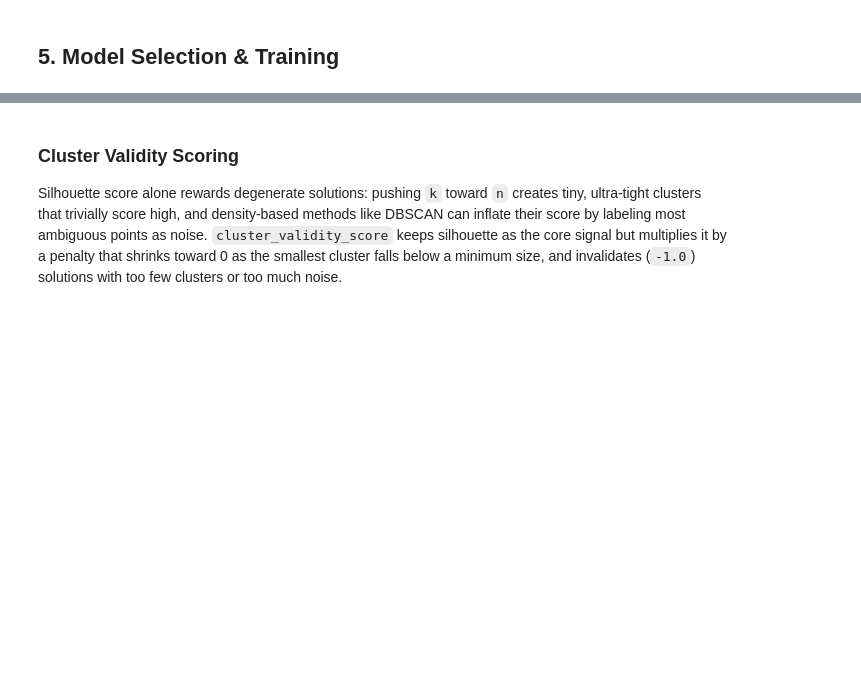
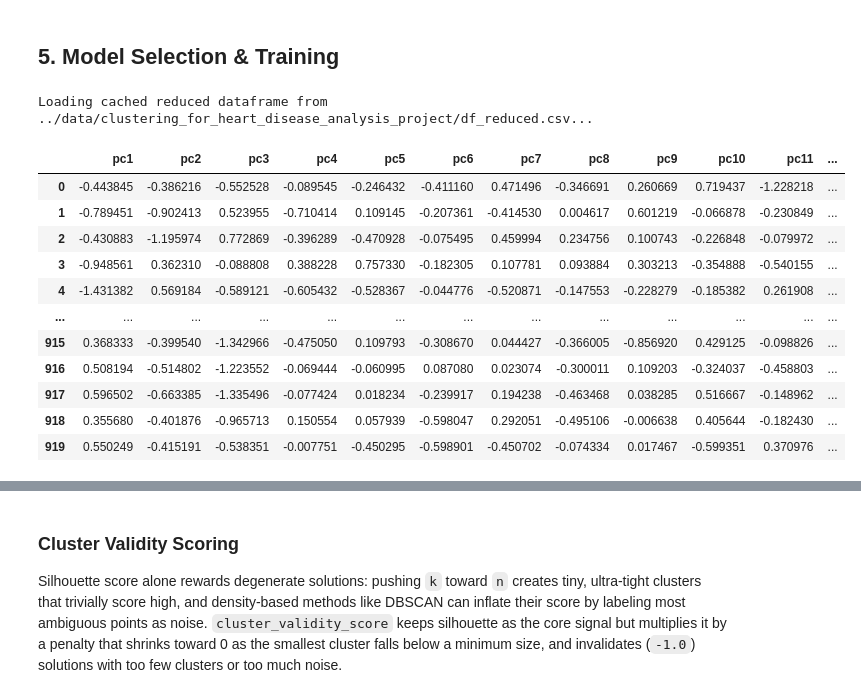
Before and after one commit to davidsmv/MachineLearningPortfolio, a Jupyter notebook: unsupervised_projects/1 - Clustering_For_Heart_Disease_Analysis.ipynb, the cells around one changed output, grey strips where cells are left out. Cells and saved outputs as stored; diff of their text form; code cells hidden in the pictures; blank space fills up the shorter version.

```diff
--- a/unsupervised_projects/1 - Clustering_For_Heart_Disease_Analysis.ipynb
+++ b/unsupervised_projects/1 - Clustering_For_Heart_Disease_Analysis.ipynb
@@ -557,2 +533,82 @@ PCA: ../data/clustering_for_heart_disease_analysis_project/pca_projection.html
 # %% [markdown]
 ## **5. Model Selection & Training**
+# %%
+import os
+
+import matplotlib.pyplot as plt
+import numpy as np
+import pandas as pd
+from sklearn.decomposition import PCA
+
+DF_REDUCED_PATH = (
+    "../data/clustering_for_heart_disease_analysis_project/df_reduced.csv"
+)
+VARIANCE_THRESHOLD = 0.95
+
+if os.path.exists(DF_REDUCED_PATH):
+    print(f"Loading cached reduced dataframe from {DF_REDUCED_PATH}...")
+    df_reduced = pd.read_csv(DF_REDUCED_PATH)
+else:
+    print("Fitting PCA with all components to find the right number...")
+
+    pca_full = PCA(random_state=42)
+    pca_full.fit(df)
+
+    cumulative_variance = np.cumsum(pca_full.explained_variance_ratio_)
+    n_components = int(np.argmax(cumulative_variance >= VARIANCE_THRESHOLD) + 1)
+
+    print(
+        f"{n_components} components explain "
+        f"{cumulative_variance[n_components - 1]:.2%} of variance "
+        f"(target: {VARIANCE_THRESHOLD:.0%})"
+    )
+
+    # Plot cumulative explained variance to visualize the elbow/threshold
+    plt.figure(figsize=(10, 5))
+    plt.plot(
+        range(1, len(cumulative_variance) + 1), cumulative_variance,
+        marker="o"
+    )
+    plt.axhline(
+        y=VARIANCE_THRESHOLD, color="red", linestyle="--",
+        label=f"{VARIANCE_THRESHOLD:.0%} variance"
+    )
+    plt.axvline(x=n_components, color="red", linestyle=":")
+    plt.scatter(
+        [n_components], [cumulative_variance[n_components - 1]],
+        color="red", zorder=5,
+        label=f"Chosen: {n_components} components"
+    )
+    plt.xlabel("Number of components")
+    plt.ylabel("Cumulative explained variance")
+    plt.title("PCA Cumulative Explained Variance")
+    plt.legend()
+    plt.tight_layout()
+    plt.show()
+
+    pca = PCA(n_components=n_components, random_state=42)
+    reduced = pca.fit_transform(df)
+
+    df_reduced = pd.DataFrame(
+        reduced,
+        columns=[f"pc{i + 1}" for i in range(n_components)],
+        index=df.index,
+    )
+    df_reduced.to_csv(DF_REDUCED_PATH, index=False)
+    print(f"Saved reduced dataframe to {DF_REDUCED_PATH}")
+
+df_reduced
+# %% [output]
+Loading cached reduced dataframe from ../data/clustering_for_heart_disease_analysis_project/df_reduced.csv...
+|  | pc1 | pc2 | pc3 | pc4 | pc5 | pc6 | pc7 | pc8 | pc9 | pc10 | pc11 | ... |
+| 0 | -0.443845 | -0.386216 | -0.552528 | -0.089545 | -0.246432 | -0.411160 | 0.471496 | -0.346691 | 0.260669 | 0.719437 | -1.228218 | ... |
+| 1 | -0.789451 | -0.902413 | 0.523955 | -0.710414 | 0.109145 | -0.207361 | -0.414530 | 0.004617 | 0.601219 | -0.066878 | -0.230849 | ... |
+| 2 | -0.430883 | -1.195974 | 0.772869 | -0.396289 | -0.470928 | -0.075495 | 0.459994 | 0.234756 | 0.100743 | -0.226848 | -0.079972 | ... |
+| 3 | -0.948561 | 0.362310 | -0.088808 | 0.388228 | 0.757330 | -0.182305 | 0.107781 | 0.093884 | 0.303213 | -0.354888 | -0.540155 | ... |
+| 4 | -1.431382 | 0.569184 | -0.589121 | -0.605432 | -0.528367 | -0.044776 | -0.520871 | -0.147553 | -0.228279 | -0.185382 | 0.261908 | ... |
+| ... | ... | ... | ... | ... | ... | ... | ... | ... | ... | ... | ... | ... |
+| 915 | 0.368333 | -0.399540 | -1.342966 | -0.475050 | 0.109793 | -0.308670 | 0.044427 | -0.366005 | -0.856920 | 0.429125 | -0.098826 | ... |
+| 916 | 0.508194 | -0.514802 | -1.223552 | -0.069444 | -0.060995 | 0.087080 | 0.023074 | -0.300011 | 0.109203 | -0.324037 | -0.458803 | ... |
+| 917 | 0.596502 | -0.663385 | -1.335496 | -0.077424 | 0.018234 | -0.239917 | 0.194238 | -0.463468 | 0.038285 | 0.516667 | -0.148962 | ... |
+| 918 | 0.355680 | -0.401876 | -0.965713 | 0.150554 | 0.057939 | -0.598047 | 0.292051 | -0.495106 | -0.006638 | 0.405644 | -0.182430 | ... |
+| 919 | 0.550249 | -0.415191 | -0.538351 | -0.007751 | -0.450295 | -0.598901 | -0.450702 | -0.074334 | 0.017467 | -0.599351 | 0.370976 | ... |
```
Also changed, not shown: parts of 10 cells of this notebook, 13 other files.
